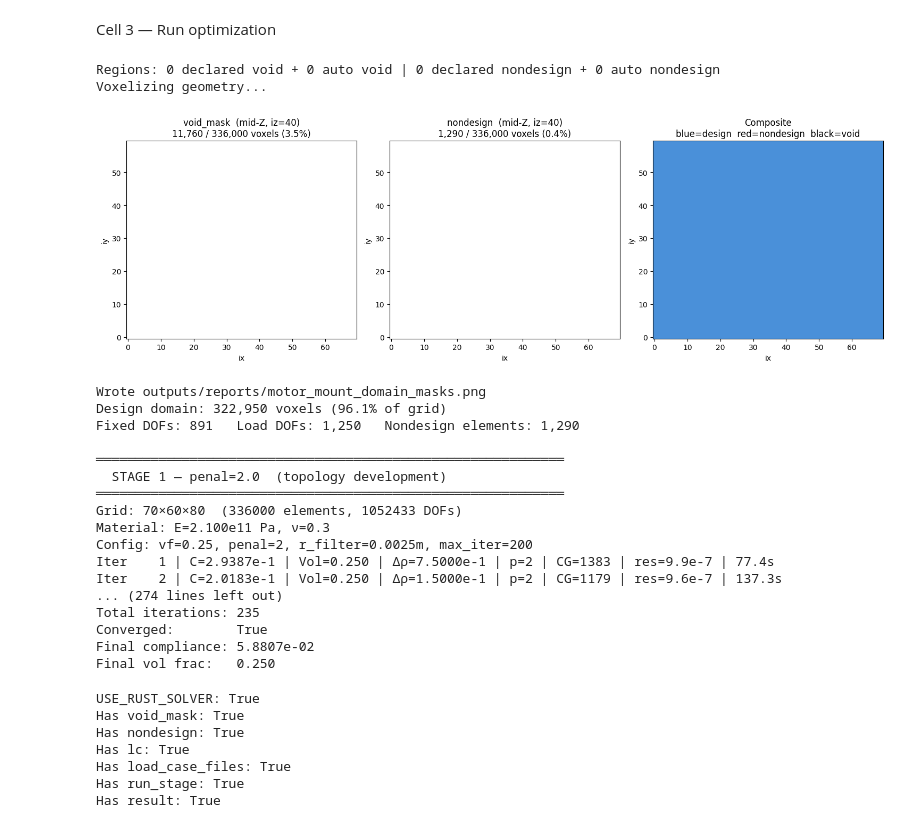
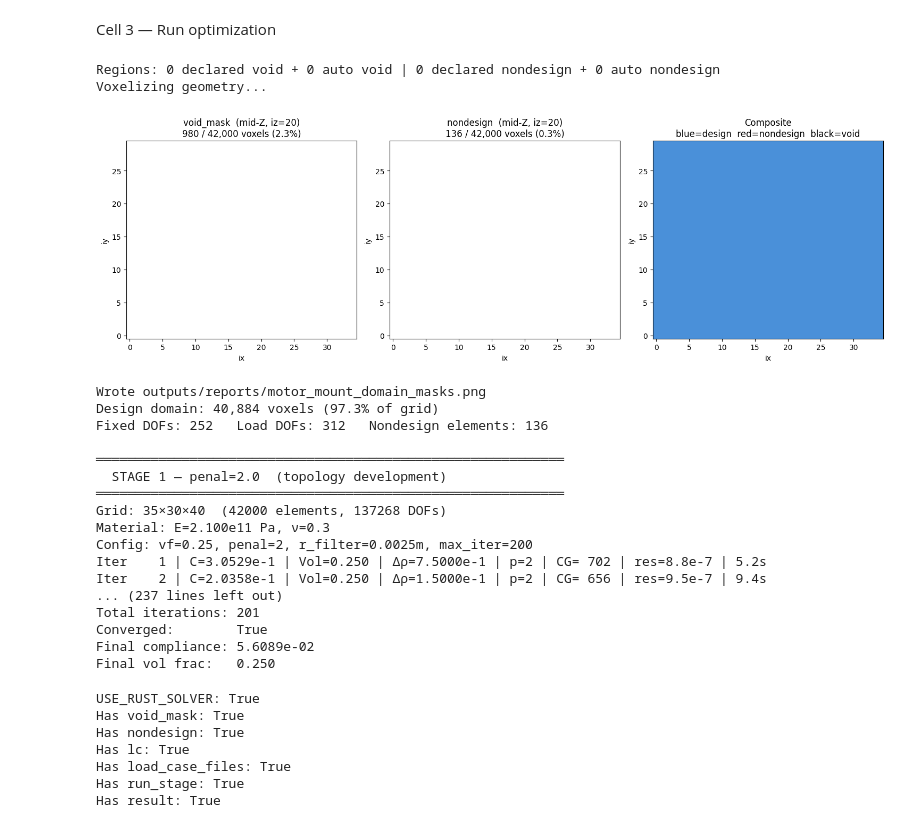
Before and after one commit to Dbartra1/fenics-pipeline, a Jupyter notebook: fenics-pipeline/notebooks/04_simp_optimization.ipynb, the cells around one changed output. Saved outputs shown, nothing was run; the diff lists cells and outputs as text; code cells hidden in the pictures.

```diff
--- a/fenics-pipeline/notebooks/04_simp_optimization.ipynb
+++ b/fenics-pipeline/notebooks/04_simp_optimization.ipynb
@@ -29,7 +29,7 @@ USE_RUST_SOLVER  = True     # False → fall back to FEniCSx simp.py
 # ── Voxel grid (Rust path only) ───────────────────────────────────────────────
 # Grid is computed from geometry + voxel size.
 # 2.5mm → fast dev run; 1.0mm → production quality
-VOXEL_SIZE_MM    = 1.0      # mm — element size for structured hex grid
+VOXEL_SIZE_MM    = 2.0      # mm — element size for structured hex grid
 
 # ── SIMP parameters (shared by both paths) ───────────────────────────────────
 VOLUME_FRACTION  = 0.25
@@ -309,8 +309,8 @@ if USE_RUST_SOLVER:
         "load_vals_file":  "load_vals.bin",
     }
 
-    def run_stage(stage_num, penal, max_iterations, convergence_tol,
-                  x_init_file=None):
+    def run_stage(stage_num, penal, max_iterations, convergence_tol, x_init_file,
+                  min_iterations=10):
         """Write problem JSON and run the solver binary for one stage."""
         print(f"\n{'═'*60}")
         print(f"  STAGE {stage_num} — penal={penal:.1f}  "
@@ -322,6 +322,7 @@ if USE_RUST_SOLVER:
             "penal":            penal,
             "filter_radius":    FILTER_RADIUS / 1000.0,
             "max_iterations":   max_iterations,
+            "min_iterations":   min_iterations,
             "convergence_tol":  convergence_tol,
             "move_limit":       MOVE_LIMIT,
             "damping":          0.5,
@@ -380,6 +381,7 @@ if USE_RUST_SOLVER:
         penal=2.0,
         max_iterations=MAX_ITERATIONS,
         convergence_tol=0.0005,
+        min_iterations=30,         # reasonable floor for stage-1 development
         x_init_file=None,
     )
 
@@ -395,54 +397,55 @@ if USE_RUST_SOLVER:
         penal=3.0,
         max_iterations=200,
         convergence_tol=0.0005,
+        min_iterations=50,         # force stage 2 past the initial plateau
         x_init_file="x_init.bin",
     )
 
     t_total = time.perf_counter() - t_start
 
     # ── Merge histories ───────────────────────────────────────────────────────
     result = result_s2.copy()
     result["compliance_history"] = (result_s1["compliance_history"] +
                                     result_s2["compliance_history"])
     result["volume_history"]     = (result_s1["volume_history"] +
                                     result_s2["volume_history"])
     result["n_iterations"]       = (result_s1["n_iterations"] +
                                     result_s2["n_iterations"])
     result["duration_s"]         = t_total
 
     density_npy = Path("outputs/meshes") / f"{part_name}_density.npy"
     np.save(density_npy, result["density"])
 
     print(f"\n{'═'*60}")
     print(f"Total duration:   {t_total:.1f}s ({t_total/60:.1f} min)")
     print(f"Stage 1:          {result_s1['n_iterations']} iters  "
           f"C={result_s1['final_compliance']:.4e}")
     print(f"Stage 2:          {result_s2['n_iterations']} iters  "
           f"C={result_s2['final_compliance']:.4e}")
     print(f"Total iterations: {result['n_iterations']}")
     print(f"Converged:        {result['converged']}")
     print(f"Final compliance: {result['final_compliance']:.4e}")
     print(f"Final vol frac:   {result['final_volume_frac']:.3f}")
 # %% [output]
 Regions: 0 declared void + 0 auto void | 0 declared nondesign + 0 auto nondesign
 Voxelizing geometry...
-[figure, old version]
+[figure, new version]
 Wrote outputs/reports/motor_mount_domain_masks.png
-Design domain: 322,950 voxels (96.1% of grid)
-Fixed DOFs: 891   Load DOFs: 1,250   Nondesign elements: 1,290
+Design domain: 40,884 voxels (97.3% of grid)
+Fixed DOFs: 252   Load DOFs: 312   Nondesign elements: 136
 
 ════════════════════════════════════════════════════════════
   STAGE 1 — penal=2.0  (topology development)
 ════════════════════════════════════════════════════════════
-Grid: 70×60×80  (336000 elements, 1052433 DOFs)
+Grid: 35×30×40  (42000 elements, 137268 DOFs)
 Material: E=2.100e11 Pa, ν=0.3
 Config: vf=0.25, penal=2, r_filter=0.0025m, max_iter=200
-Iter    1 | C=2.9387e-1 | Vol=0.250 | Δρ=7.5000e-1 | p=2 | CG=1383 | res=9.9e-7 | 77.4s
-Iter    2 | C=2.0183e-1 | Vol=0.250 | Δρ=1.5000e-1 | p=2 | CG=1179 | res=9.6e-7 | 137.3s
-... (274 lines left out)
-Total iterations: 235
+Iter    1 | C=3.0529e-1 | Vol=0.250 | Δρ=7.5000e-1 | p=2 | CG= 702 | res=8.8e-7 | 5.2s
+Iter    2 | C=2.0358e-1 | Vol=0.250 | Δρ=1.5000e-1 | p=2 | CG= 656 | res=9.5e-7 | 9.4s
+... (237 lines left out)
+Total iterations: 201
 Converged:        True
-Final compliance: 5.8807e-02
+Final compliance: 5.6089e-02
 Final vol frac:   0.250
 # %%
 # Diagnostic — what's actually in the current cell's namespace?
```
Also changed, not shown: parts of 1 cell of this notebook, 5 other files.
